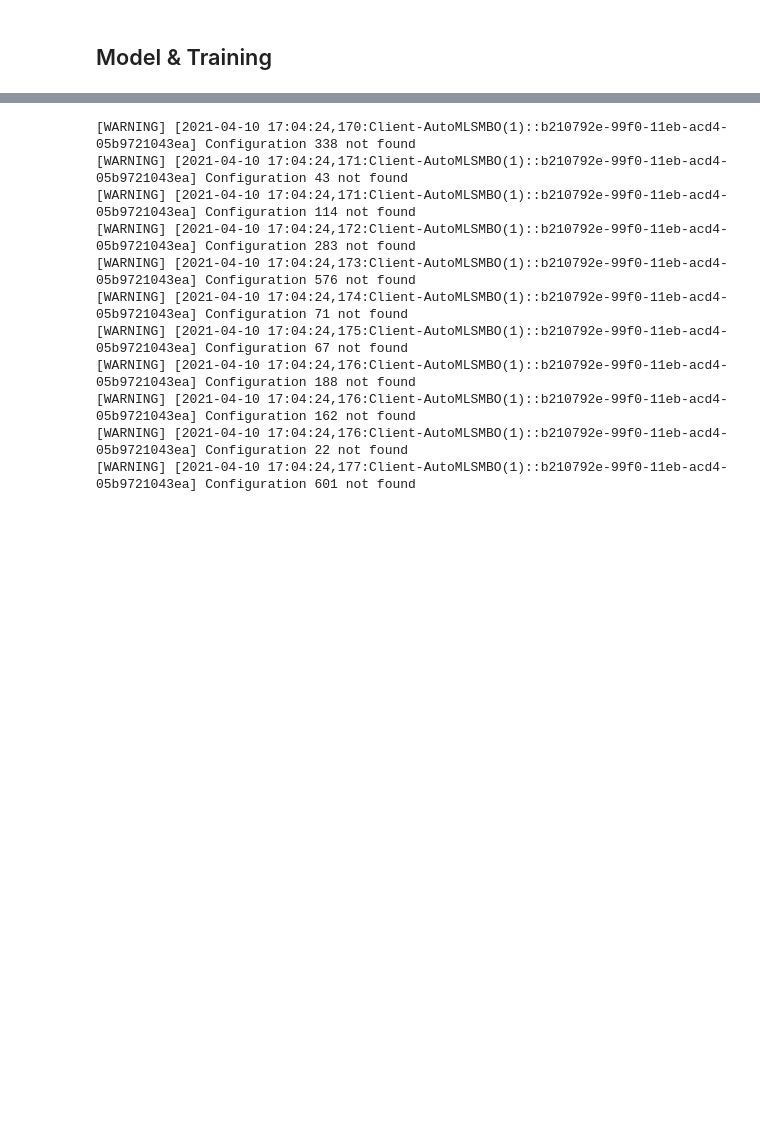
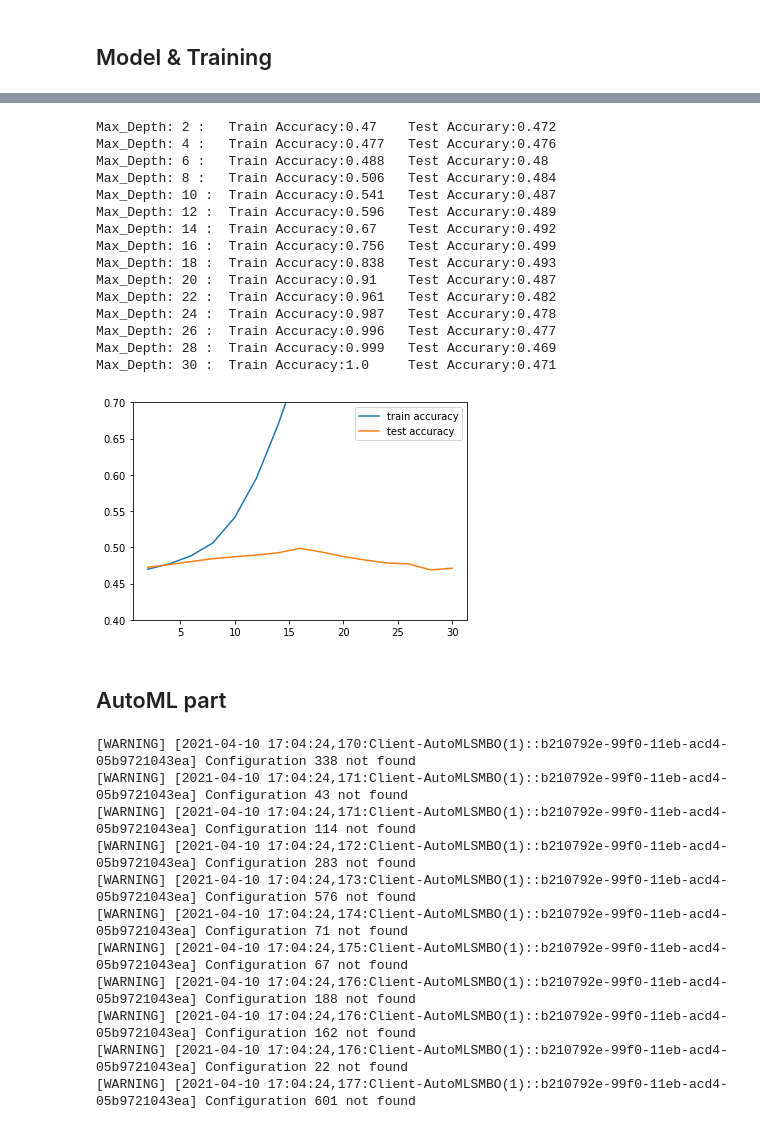
Before and after one commit to Kaushal1011/CSE523-Machine-Learning-Quantcats, a Jupyter notebook: Codes/Final_notebook.ipynb, the cells around one changed output, grey strips where cells are left out. Saved outputs shown, nothing was run; the diff lists cells and outputs as text; code cells hidden in the pictures; blank space fills up the shorter version.

```diff
--- a/Codes/Final_notebook.ipynb
+++ b/Codes/Final_notebook.ipynb
@@ -215,0 +323,38 @@ Taking PCA components that results in 99.99% of the variance, reduces the featur
+# %%
+trainscores=[]
+testscores=[]
+
+for i in range(2,32,2):
+    clf = RandomForestClassifier( max_depth=i,random_state=0)
+    # Full overfit
+    clf.fit(X_train, y_train)
+    trainscore=clf.score(X_train,y_train)
+    trainscores.append(trainscore)
+    testscore=clf.score(X_test,y_test)
+    testscores.append(testscore)
+
+    print("Max_Depth: {} :\t Train Accuracy:{}\tTest Accurary:{}".format(i,np.around(trainscore,3),np.around(testscore,3)))
+
+# plotting the score
+plt.plot(range(2,32,2),trainscores,label="train accuracy")
+plt.plot(range(2,32,2),testscores,label="test accuracy")
+plt.ylim(0.4, 0.7)
+plt.legend()
+clf=None
+# %% [output]
+Max_Depth: 2 :   Train Accuracy:0.47    Test Accurary:0.472
+Max_Depth: 4 :   Train Accuracy:0.477   Test Accurary:0.476
+Max_Depth: 6 :   Train Accuracy:0.488   Test Accurary:0.48
+Max_Depth: 8 :   Train Accuracy:0.506   Test Accurary:0.484
+Max_Depth: 10 :  Train Accuracy:0.541   Test Accurary:0.487
+Max_Depth: 12 :  Train Accuracy:0.596   Test Accurary:0.489
+Max_Depth: 14 :  Train Accuracy:0.67    Test Accurary:0.492
+Max_Depth: 16 :  Train Accuracy:0.756   Test Accurary:0.499
+Max_Depth: 18 :  Train Accuracy:0.838   Test Accurary:0.493
+Max_Depth: 20 :  Train Accuracy:0.91    Test Accurary:0.487
+Max_Depth: 22 :  Train Accuracy:0.961   Test Accurary:0.482
+Max_Depth: 24 :  Train Accuracy:0.987   Test Accurary:0.478
+Max_Depth: 26 :  Train Accuracy:0.996   Test Accurary:0.477
+Max_Depth: 28 :  Train Accuracy:0.999   Test Accurary:0.469
+Max_Depth: 30 :  Train Accuracy:1.0     Test Accurary:0.471
+[figure, added]
@@ -216,3 +363,5 @@ Taking PCA components that results in 99.99% of the variance, reduces the featur
+# %% [markdown]
+## AutoML part
 # %%
 # test-train split
 X_train, X_test, y_train, y_test = sklearn.model_selection.train_test_split(
```
Also changed, not shown: parts of 14 cells of this notebook.
